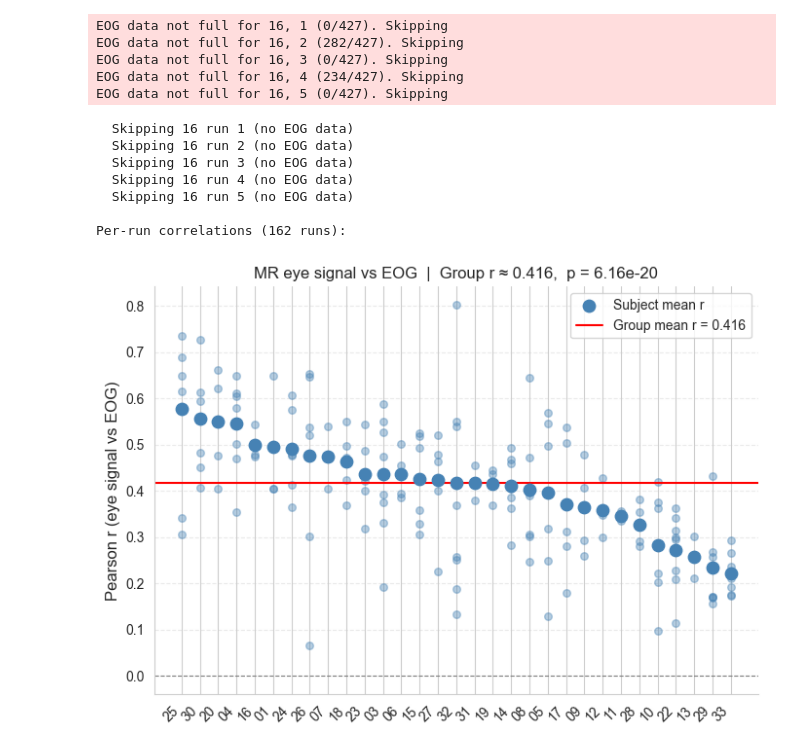
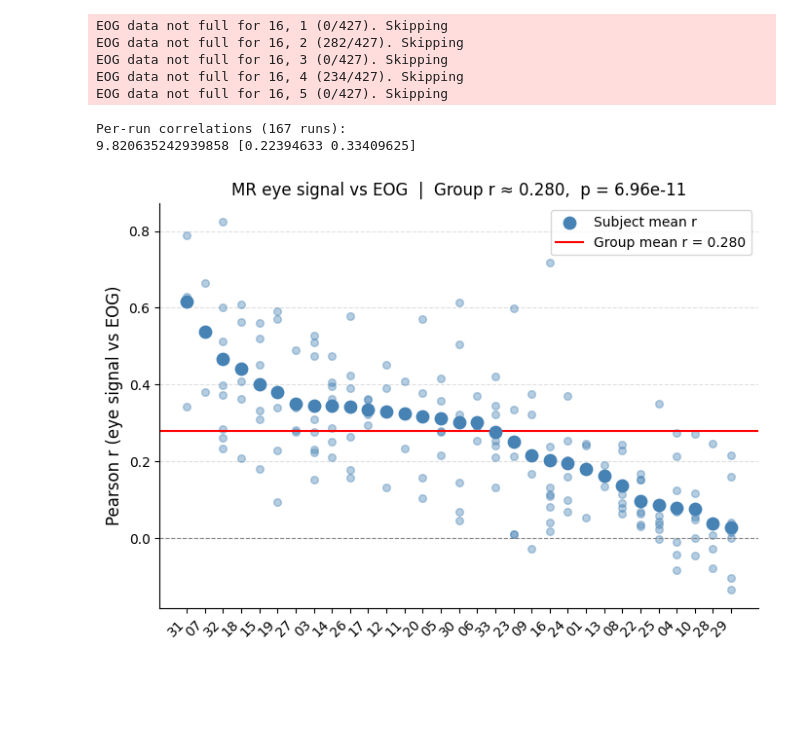
Before and after one commit to BCN-lab/sleepMReye, a Jupyter notebook: sleepmreye/notebooks/eog_mreyemove_corr.ipynb, the cells around one changed output. Drawn from its saved outputs; the diff is of its cells as text; code cells hidden in the pictures; blank space fills up the shorter version.

```diff
--- a/sleepmreye/notebooks/eog_mreyemove_corr.ipynb
+++ b/sleepmreye/notebooks/eog_mreyemove_corr.ipynb
@@ -5,7 +5,7 @@ mrio = SleepMRIO(
     bids_root="/Users/zach/2025_RA/matthias/bids_sleepmreye",
     tr=2.1,
     task="sleep",
-    desc_add="clean",
+    # desc_add="clean",
 )
 # %% [output]
 EOG data not full for 16, 1 (0/427). Skipping
@@ -26,7 +26,8 @@ records = []
 for subject, run, run_df in mrio.iter_run_events():
     eye_signal = run_df["mreyemove"]
 
-    eog_rows = run_df["eog"]
+    # eog_rows = run_df["eog"]
+    eog_rows = run_df["conv_framewise_displacement"]
     if eog_rows.isna().any():
         print(f"  Skipping {subject} run {run} (no EOG data)")
         continue
@@ -75,45 +76,43 @@ mean_z = z_vals.mean()
 group_r = np.tanh(mean_z)
 
 t_stat, p_val = stats.ttest_1samp(subj_df["z"].values, 0)
+se_z = subj_df["z"].std(ddof=1) / np.sqrt(len(subj_df))
+ci_z = mean_z + np.array([-1, 1]) * stats.t.ppf(0.975, len(subj_df)-1) * se_z
+ci_r = np.tanh(ci_z)  # e.g. report group r = 0.017, 95% CI [...]
 
-
+print(t_stat, ci_r)
 # ── 4. Plot: per-subject mean r with individual runs ─────────────────────────
 
 subj_plot = subj_df.sort_values("r", ascending=False).reset_index(drop=True)
 p_str = f"{p_val:.2e}" if p_val < 0.001 else f"{p_val:.3f}"
 
 fig, ax = plt.subplots(figsize=(7, 5))
 
 for i, row in subj_plot.iterrows():
     runs = run_df[run_df["subject"] == row["subject"]]["r"].values
     ax.scatter([i] * len(runs), runs, color="steelblue", alpha=0.4, s=30, zorder=2)
 
 ax.scatter(range(len(subj_plot)), subj_plot["r"],
            color="steelblue", s=80, zorder=3, label="Subject mean r")
 
 ax.axhline(0, color="gray", lw=0.8, ls="--")
 ax.axhline(group_r, color="red", lw=1.5, ls="-", label=f"Group mean r = {group_r:.3f}")
 
 ax.set_xticks(range(len(subj_plot)))
 ax.set_xticklabels(subj_plot["subject"].str.replace("sub-", ""), rotation=45, ha="right")
 ax.set_ylabel("Pearson r (eye signal vs EOG)", fontsize=12)
 ax.set_title(f"MR eye signal vs EOG  |  Group r ≈ {group_r:.3f},  p = {p_str}", fontsize=12)
 ax.legend()
 ax.grid(True, axis="y", linestyle="--", alpha=0.4)
 ax.spines[["top", "right"]].set_visible(False)
 
 plt.tight_layout()
 plt.savefig("/Users/zach/2025_RA/matthias/final images/correlations/mreyemove_eog_r_per_subject.svg", dpi=300)
 plt.show()
 # %% [output]
-  Skipping 16 run 1 (no EOG data)
-  Skipping 16 run 2 (no EOG data)
-  Skipping 16 run 3 (no EOG data)
-  Skipping 16 run 4 (no EOG data)
-  Skipping 16 run 5 (no EOG data)
-
-Per-run correlations (162 runs):
+Per-run correlations (167 runs):
+9.820635242939858 [0.22394633 0.33409625]
-[figure, old version]
+[figure, new version]
 # %%
 
 # --- Run searchlight and plot ---
```
Also changed, not shown: parts of 3 cells of this notebook, 6 other files.
